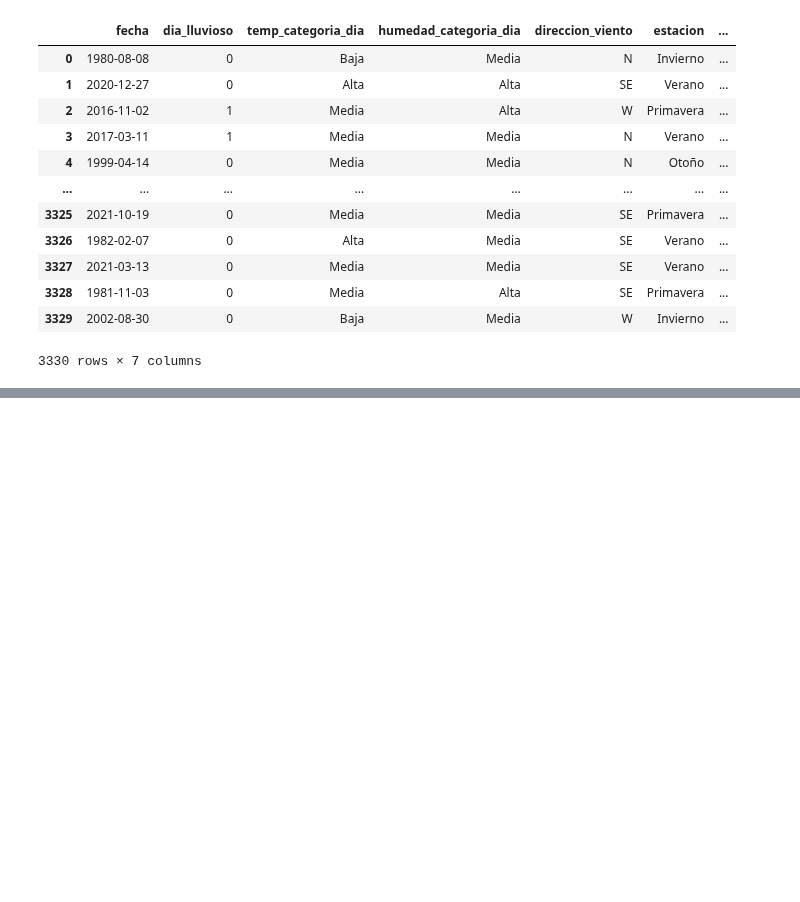
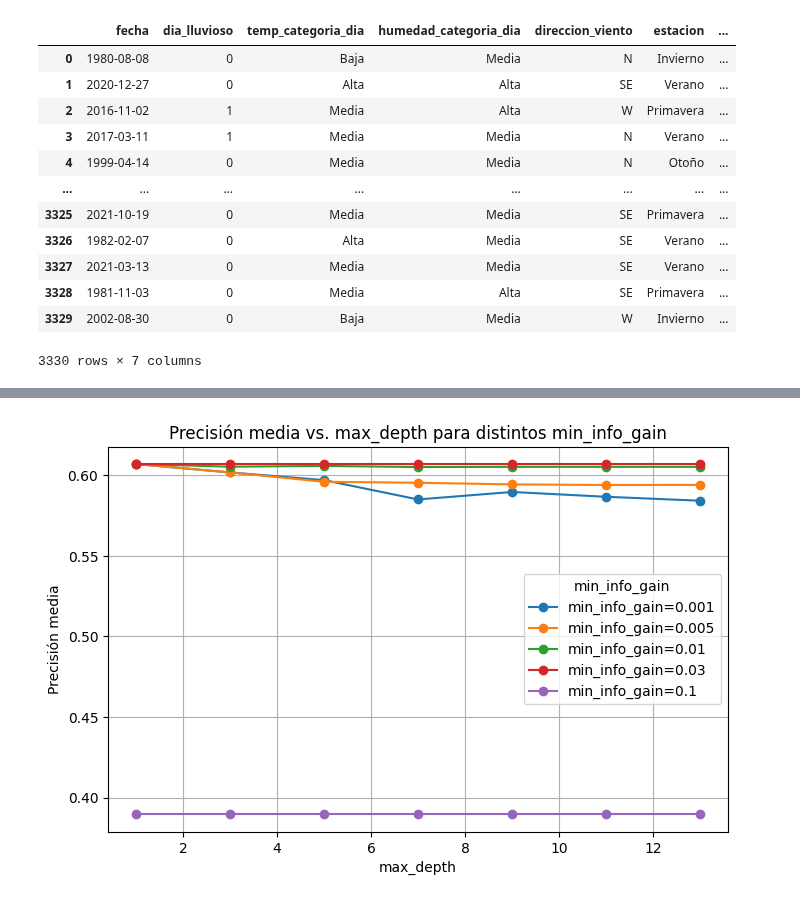
Before and after one commit to facuguisande/AA25, a Jupyter notebook: tarea.ipynb, the cells around one changed output, grey strips where cells are left out. Cells and saved outputs as stored; diff of their text form; code cells hidden in the pictures; blank space fills up the shorter version.

```diff
--- a/tarea.ipynb
+++ b/tarea.ipynb
@@ -766,0 +873,16 @@ prueba_final_m1_df
+# %%
+import matplotlib.pyplot as plt
+
+plt.figure(figsize=(8,5))
+for mig in sorted(cv_results_df['main_info_gain'].unique()):
+    subset = cv_results_df[cv_results_df['main_info_gain'] == mig]
+    plt.plot(subset['max_depth'], subset['mean_precision'], marker='o', label=f'min_info_gain={mig}')
+
+plt.xlabel('max_depth')
+plt.ylabel('Precisión media')
+plt.title('Precisión media vs. max_depth para distintos min_info_gain')
+plt.legend(title='min_info_gain')
+plt.grid(True)
+plt.show()
+# %% [output]
+[figure, added]
```
Also changed, not shown: parts of 14 cells of this notebook, 3 other files.
